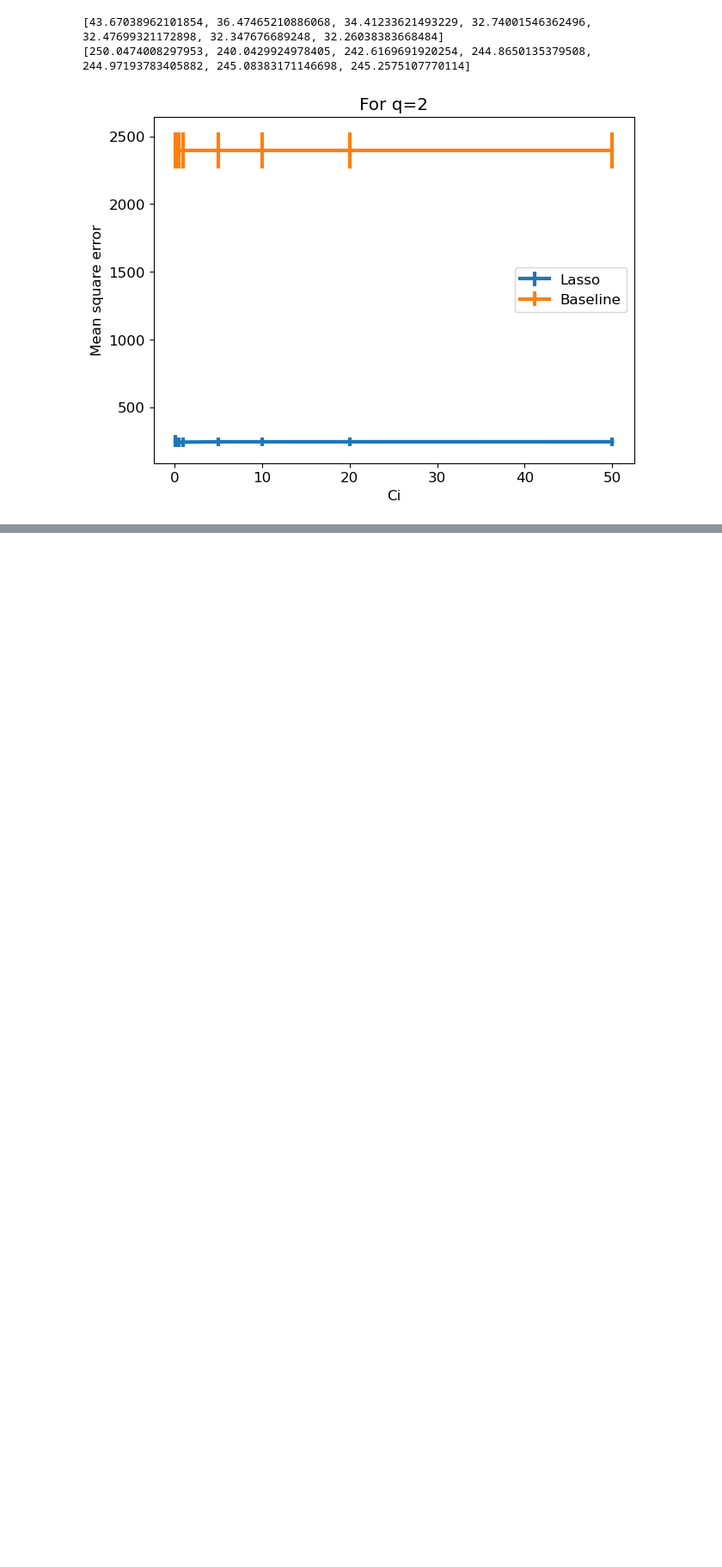
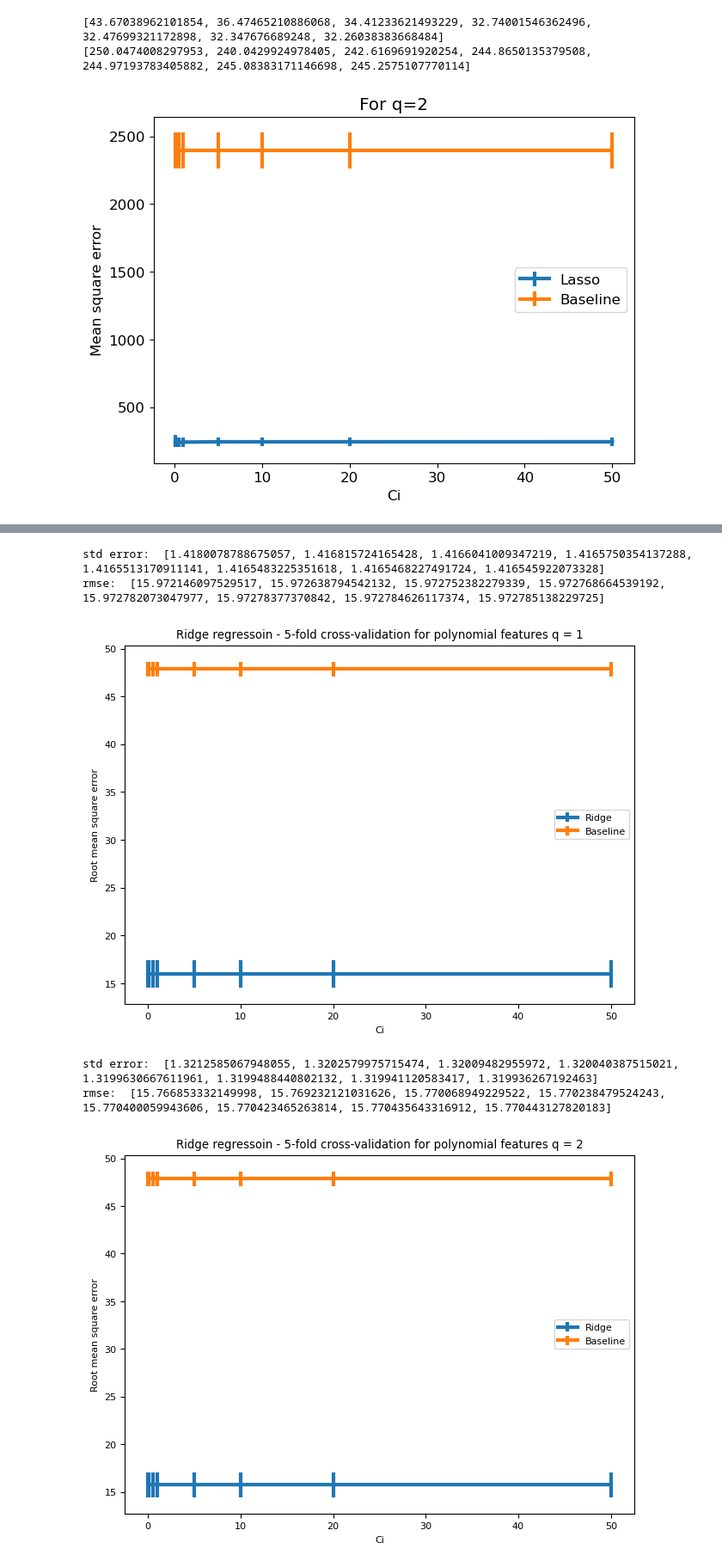
Before and after one commit to abhinawtiwari/ML_CS7CS4_Group_Project, a Jupyter notebook: notebooks/ML_week5_assignment.ipynb, the cells around one changed output, grey strips where cells are left out. Shown at 86% size. Saved outputs shown, nothing was run; the diff lists cells and outputs as text; code cells hidden in the pictures; blank space fills up the shorter version.

```diff
--- a/notebooks/ML_week5_assignment.ipynb
+++ b/notebooks/ML_week5_assignment.ipynb
@@ -564,3 +593,54 @@ for q in q_range:
+# %%
+# Ridge with root mean square error
+from sklearn.model_selection import KFold
+kf = KFold(n_splits=5)
+
+plt.rc('font', size=8);
+plt.rcParams['figure.constrained_layout.use'] = True
+
+q_range = [1,2]
+C_range = [0.01,0.1, 0.5, 1,5,10, 20, 50]
+
+for q in q_range:
+    from sklearn.preprocessing import PolynomialFeatures
+    Xpoly = PolynomialFeatures(q).fit_transform(X)
+    from sklearn.linear_model import Ridge
+    mean_error=[]; std_error=[]
+    mean_error_bs=[]; std_error_bs=[]
+    for Ci in C_range:
+        model = Ridge(alpha=1/(2*Ci))
+        temp=[]; temp_bs=[]; plotted = False
+        for train, test in kf.split(Xpoly):
+            model.fit(Xpoly[train], y[train])
+            ypred = model.predict(Xpoly[test])
+
+            lm_dummy_mean = DummyRegressor(strategy = 'mean').fit(Xpoly[train], y[train])
+            y_predict_dummy_mean = lm_dummy_mean.predict(Xpoly[test])
+
+            from sklearn.metrics import mean_squared_error
+            temp.append(np.sqrt(mean_squared_error(y[test],ypred)))
+            temp_bs.append(np.sqrt(mean_squared_error(y[test],y_predict_dummy_mean)))
+        mean_error.append(np.array(temp).mean())
+        std_error.append(np.array(temp).std())
+        mean_error_bs.append(np.array(temp_bs).mean())
+        std_error_bs.append(np.array(temp_bs).std())
+    print("std error: ", std_error)
+    print("rmse: ", mean_error)
+    plt.errorbar(C_range,mean_error,yerr=std_error,linewidth=3, label="Ridge")
+    plt.errorbar(C_range,mean_error_bs,yerr=std_error_bs,linewidth=3, label="Baseline")
+    plt.xlabel('Ci')
+    plt.ylabel('Root mean square error')
+    plt.title("Ridge regressoin - 5-fold cross-validation for polynomial features q = %i" %q)
+#     plt.title('For q=%i' %q)
+    plt.legend()
+    plt.show()
+# %% [output]
+std error:  [1.4180078788675057, 1.416815724165428, 1.4166041009347219, 1.4165750354137288, 1.4165513170911141, 1.4165483225351618, 1.4165468227491724, 1.416545922073328]
+rmse:  [15.972146097529517, 15.972638794542132, 15.972752382279339, 15.972768664539192, 15.972782073047977, 15.97278377370842, 15.972784626117374, 15.972785138229725]
+[figure, added]
+std error:  [1.3212585067948055, 1.3202579975715474, 1.32009482955972, 1.320040387515021, 1.3199630667611961, 1.3199488440802132, 1.319941120583417, 1.319936267192463]
+rmse:  [15.766853332149998, 15.769232121031626, 15.770068949229522, 15.770238479524243, 15.770400059943606, 15.770423465263814, 15.770435643316912, 15.770443127820183]
+[figure, added]
 # %%
 # Ridge with mean_absolute_error
 from sklearn.model_selection import KFold
```
Also changed, not shown: parts of 12 cells of this notebook, 1 other file.
